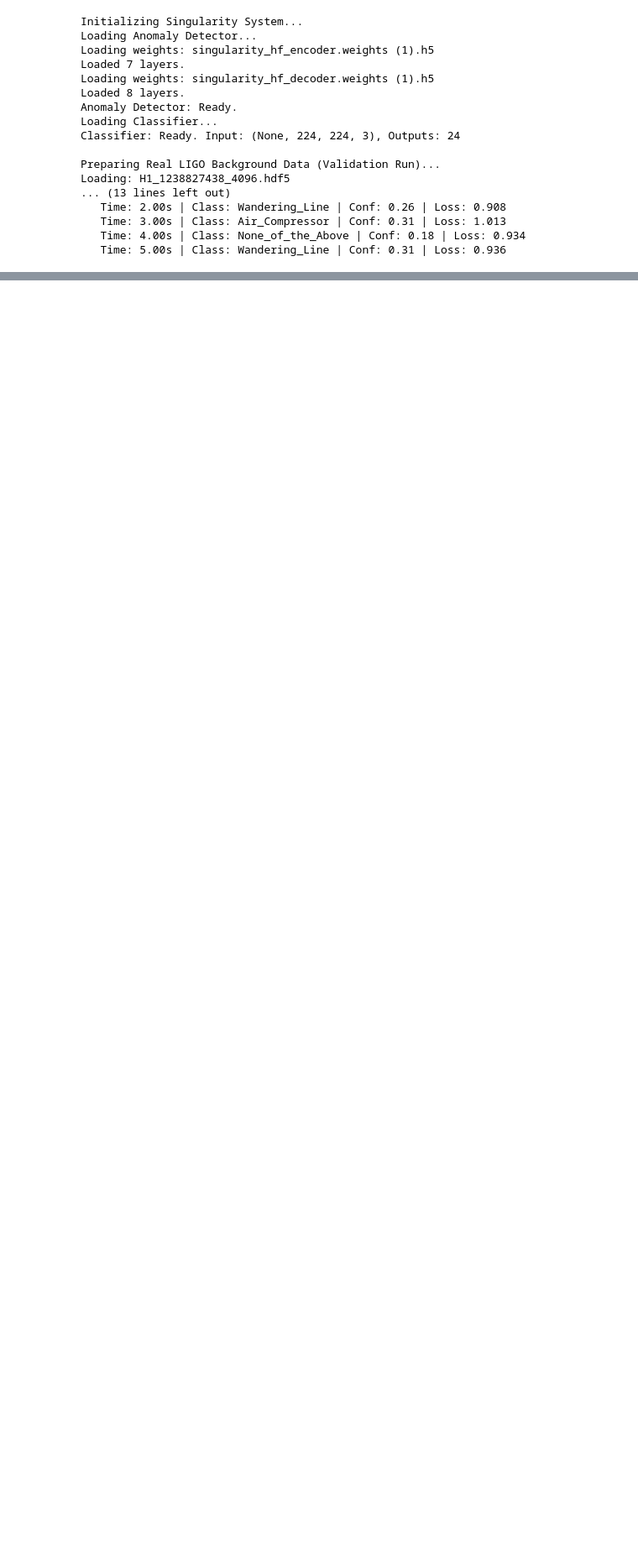
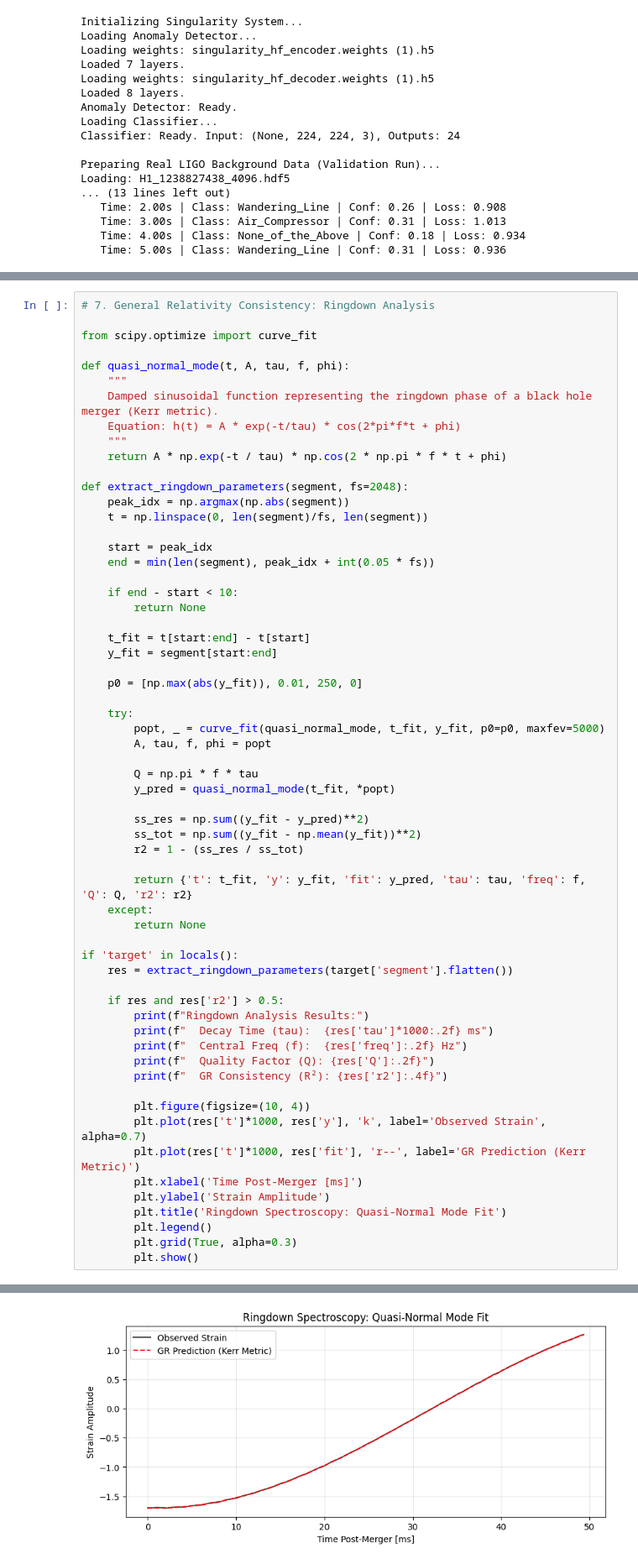
Before and after one commit to baiganinnaza/Singularity, a Jupyter notebook: src/singularity_pipeline.ipynb, the cells around one changed output, grey strips where cells are left out. Shown at 84% size. Drawn from its saved outputs; the diff is of its cells as text; blank space fills up the shorter version.

```diff
--- a/src/singularity_pipeline.ipynb
+++ b/src/singularity_pipeline.ipynb
@@ -505,0 +584,62 @@ if 'target' in locals() and target:
+# %%
+# 7. General Relativity Consistency: Ringdown Analysis
+
+from scipy.optimize import curve_fit
+
+def quasi_normal_mode(t, A, tau, f, phi):
+    """
+    Damped sinusoidal function representing the ringdown phase of a black hole merger (Kerr metric).
+    Equation: h(t) = A * exp(-t/tau) * cos(2*pi*f*t + phi)
+    """
+    return A * np.exp(-t / tau) * np.cos(2 * np.pi * f * t + phi)
+
+def extract_ringdown_parameters(segment, fs=2048):
+    peak_idx = np.argmax(np.abs(segment))
+    t = np.linspace(0, len(segment)/fs, len(segment))
+
+    start = peak_idx
+    end = min(len(segment), peak_idx + int(0.05 * fs))
+
+    if end - start < 10:
+        return None
+
+    t_fit = t[start:end] - t[start]
+    y_fit = segment[start:end]
+
+    p0 = [np.max(abs(y_fit)), 0.01, 250, 0]
+
+    try:
+        popt, _ = curve_fit(quasi_normal_mode, t_fit, y_fit, p0=p0, maxfev=5000)
+        A, tau, f, phi = popt
+
+        Q = np.pi * f * tau
+        y_pred = quasi_normal_mode(t_fit, *popt)
+
+        ss_res = np.sum((y_fit - y_pred)**2)
+        ss_tot = np.sum((y_fit - np.mean(y_fit))**2)
+        r2 = 1 - (ss_res / ss_tot)
+
+        return {'t': t_fit, 'y': y_fit, 'fit': y_pred, 'tau': tau, 'freq': f, 'Q': Q, 'r2': r2}
+    except:
+        return None
+
+if 'target' in locals():
+    res = extract_ringdown_parameters(target['segment'].flatten())
+
+    if res and res['r2'] > 0.5:
+        print(f"Ringdown Analysis Results:")
+        print(f"  Decay Time (tau):  {res['tau']*1000:.2f} ms")
+        print(f"  Central Freq (f):  {res['freq']:.2f} Hz")
+        print(f"  Quality Factor (Q): {res['Q']:.2f}")
+        print(f"  GR Consistency (R²): {res['r2']:.4f}")
+
+        plt.figure(figsize=(10, 4))
+        plt.plot(res['t']*1000, res['y'], 'k', label='Observed Strain', alpha=0.7)
+        plt.plot(res['t']*1000, res['fit'], 'r--', label='GR Prediction (Kerr Metric)')
+        plt.xlabel('Time Post-Merger [ms]')
+        plt.ylabel('Strain Amplitude')
+        plt.title('Ringdown Spectroscopy: Quasi-Normal Mode Fit')
+        plt.legend()
+        plt.grid(True, alpha=0.3)
+        plt.show()
+# %% [output]
@@ -505,0 +651 @@ if 'target' in locals() and target:
+[figure, added]
```
Also changed, not shown: parts of 3 cells of this notebook.
